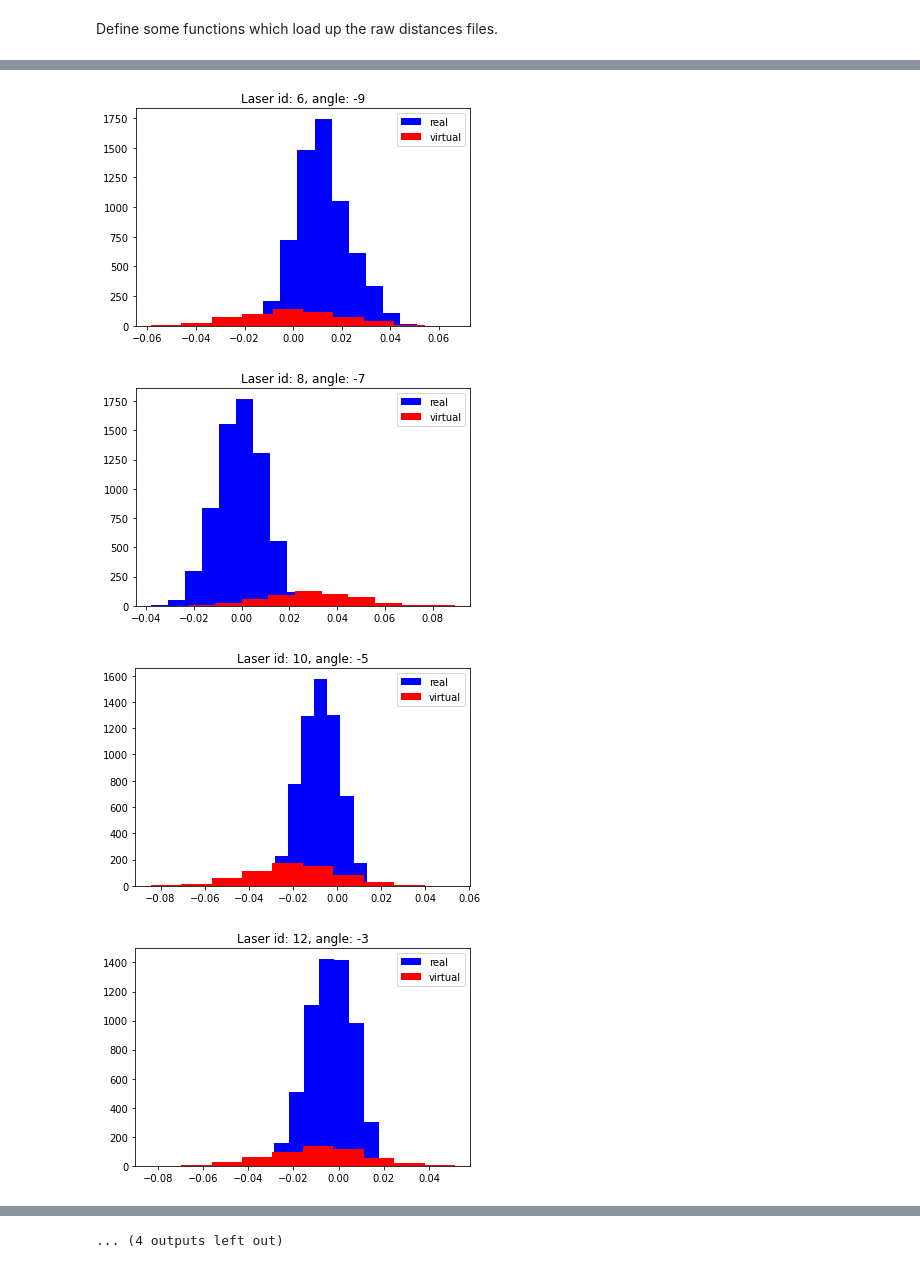
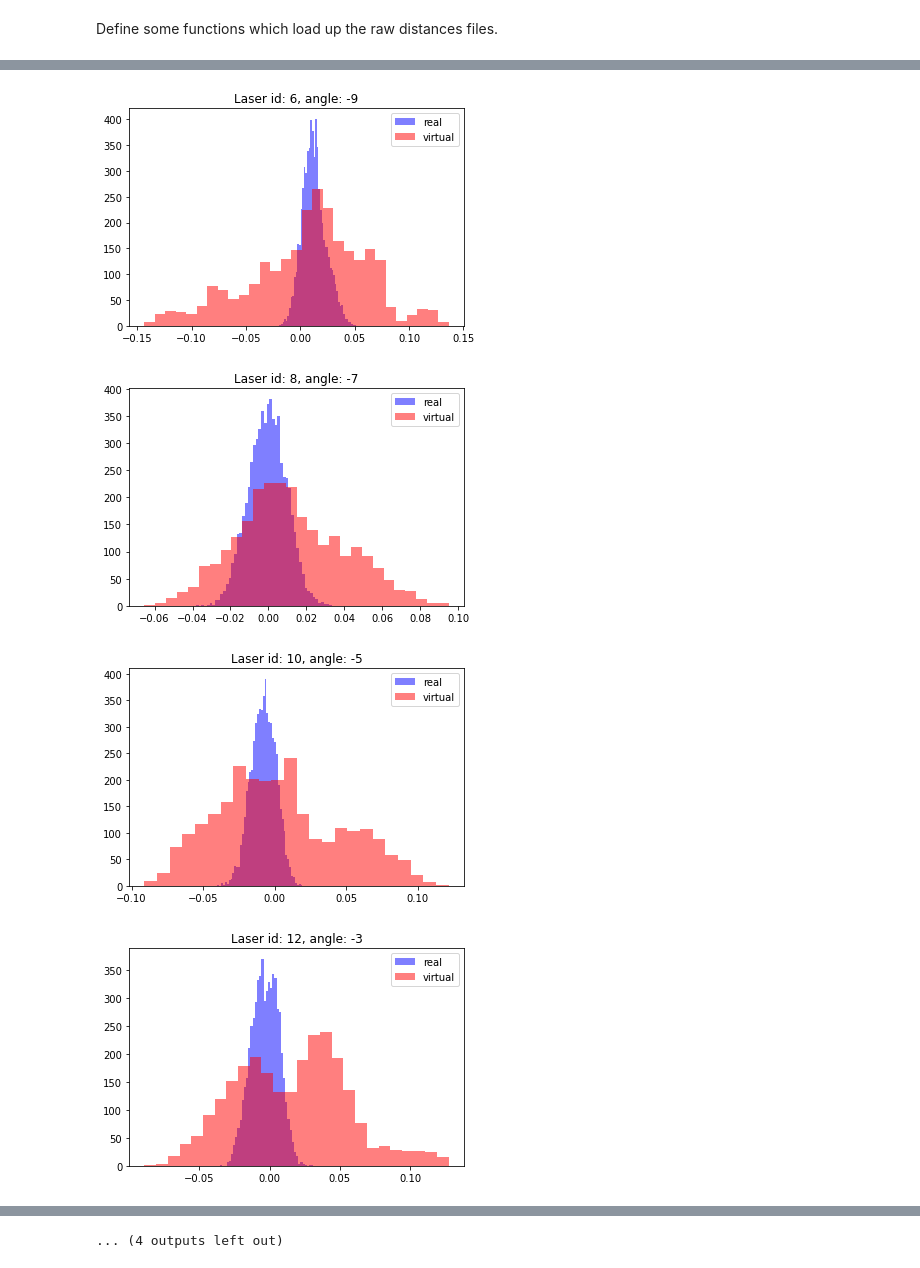
Before and after one commit to branislavjenco/thesis-code, a Jupyter notebook: histograms.ipynb, the cells around one changed output, grey strips where cells are left out. Cells and saved outputs as stored; diff of their text form; code cells hidden in the pictures.

```diff
--- a/histograms.ipynb
+++ b/histograms.ipynb
@@ -26,14 +26,14 @@ def get_errors_per_laser(run):
         errors_per_laser[laser_angle_to_id[angle]] = distances_for_angle
     return errors_per_laser
 # %%
-real_distances = load_measurement_files_per_distance("/home/branislav/repos/github_indoor++/pcds/error_measurements/distances/5m_2*waslacll.txt")
-virtual_distances = load_measurement_files_per_distance("/home/branislav/repos/thesis/virtual_error_measurements/old_4_second_sweep/5m_0*wall_with_angles.txt")
+real_distances = load_measurement_files_per_distance("/home/branislav/repos/github_indoor++/pcds/error_measurements/distances/5m_2*wall.txt")
+virtual_distances = load_measurement_files_per_distance("/home/branislav/repos/thesis/virtual_error_measurements/default_blensor_error_without_correction/5m_0*wall_with_angles.txt")
 # %%
 errors = get_errors_per_laser(real_distances)
 virtual_errors = get_errors_per_laser(virtual_distances)
 for k in virtual_errors.keys():
-    plt.hist(errors[k], color="blue", label="real")
-    plt.hist(virtual_errors[k], color="red", label="virtual")
+    plt.hist(errors[k], bins="auto", color=(0.0, 0.0, 1.0, 0.5), label="real")
+    plt.hist(virtual_errors[k], bins="auto", color=(1.0, 0.0, 0.0, 0.5), label="virtual")
     plt.title(f"Laser id: {k}, angle: {laser_id_to_angle[k]}")
     plt.legend()
     plt.show()
@@ -44,4 +44,4 @@ for k in virtual_errors.keys():
-[figure, old version]
+[figure, new version]
-[figure, old version]
+[figure, new version]
-[figure, old version]
+[figure, new version]
-[figure, old version]
+[figure, new version]
```
Also changed, not shown: parts of 2 cells of this notebook, 4 other files.
